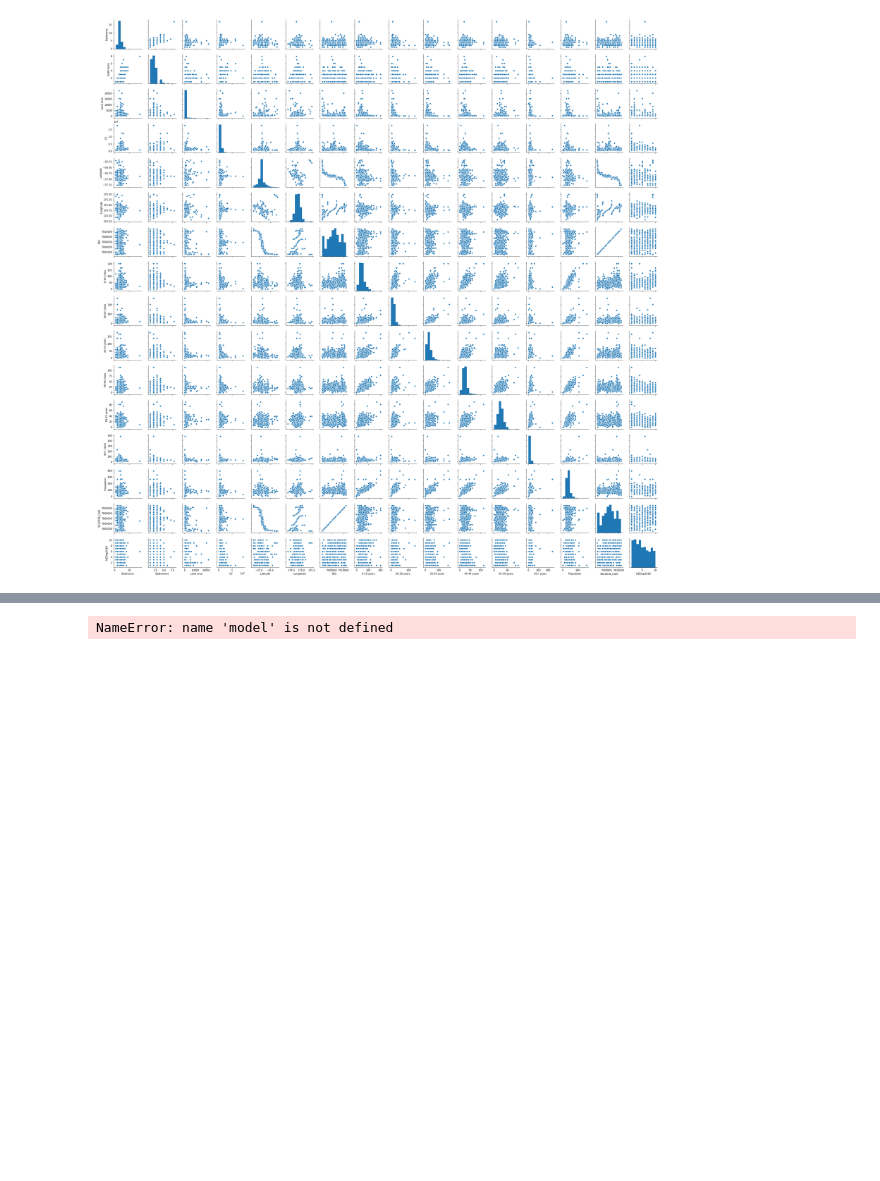
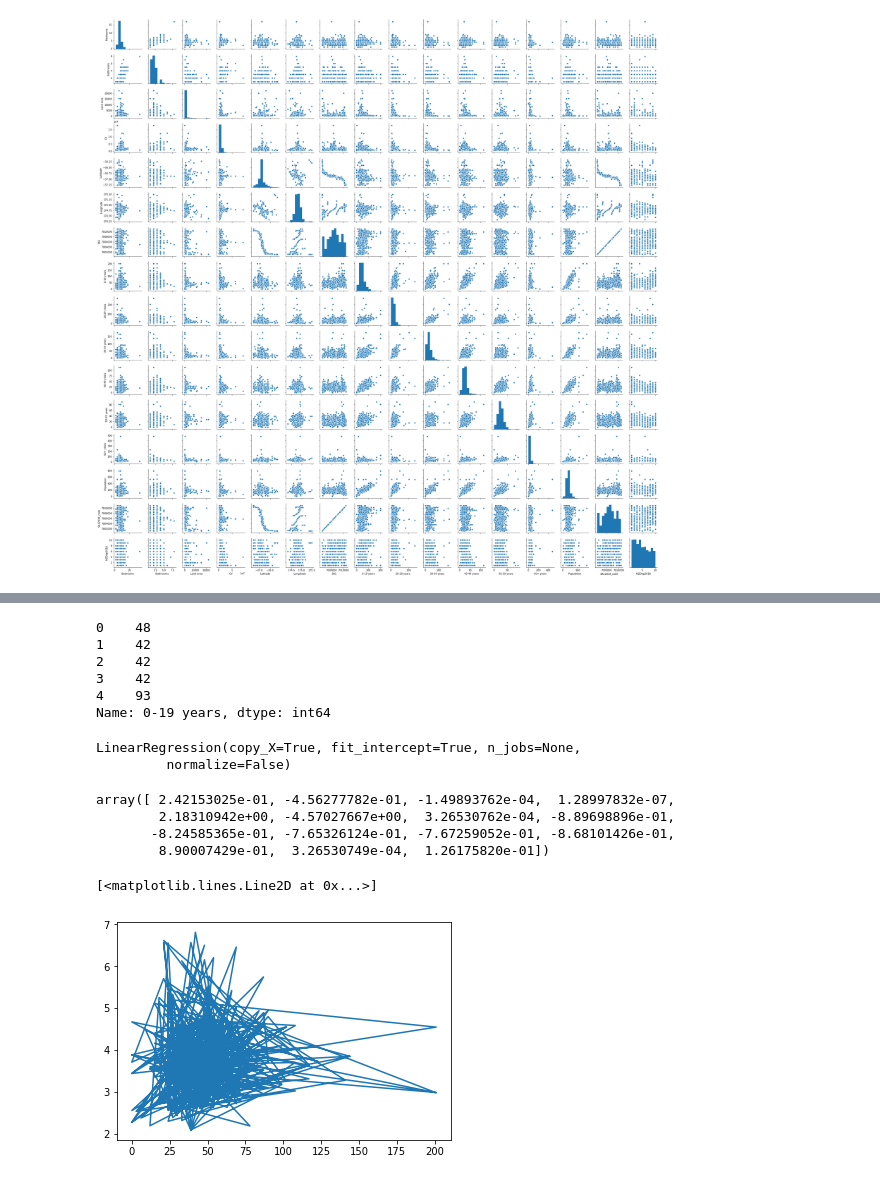
Before and after one commit to hzha579/MSA-2020-Phase-1, a Jupyter notebook: utf-8''property-analysis.ipynb, the cells around one changed output, grey strips where cells are left out. Drawn from its saved outputs; the diff is of its cells as text; code cells hidden in the pictures; blank space fills up the shorter version.

```diff
--- a/utf-8''property-analysis.ipynb
+++ b/utf-8''property-analysis.ipynb
@@ -323,0 +383,3 @@ from sklearn.linear_model import LinearRegression
+# %%
+x= house_prices.drop(['0-19 years', 'Address', 'Suburbs'], axis=1)
+x.head()
@@ -324,5 +393,29 @@ from sklearn.linear_model import LinearRegression
+# %%
+y = house_prices['0-19 years']
+y.head()
+# %% [output]
+0    48
+1    42
+2    42
+3    42
+4    93
+Name: 0-19 years, dtype: int64
+# %%
+train_x, test_x, train_y, test_y = train_test_split(x,y,test_size=0.3, random_state=42)
 # %%
 model.fit(train_x, train_y)
-x = house_prices.drop(['CV'], axis = 1)
 # %% [output]
-NameError: name 'model' is not defined
+LinearRegression(copy_X=True, fit_intercept=True, n_jobs=None,
+         normalize=False)
+# %%
+model.coef_
+# %% [output]
+array([ 2.42153025e-01, -4.56277782e-01, -1.49893762e-04,  1.28997832e-07,
+        2.18310942e+00, -4.57027667e+00,  3.26530762e-04, -8.89698896e-01,
+       -8.24585365e-01, -7.65326124e-01, -7.67259052e-01, -8.68101426e-01,
+        8.90007429e-01,  3.26530749e-04,  1.26175820e-01])
+# %%
+plt.plot(test_y, predicated)
+# %% [output]
+[<matplotlib.lines.Line2D at 0x...>]
+[figure, added]
```
Also changed, not shown: parts of 26 cells of this notebook.
